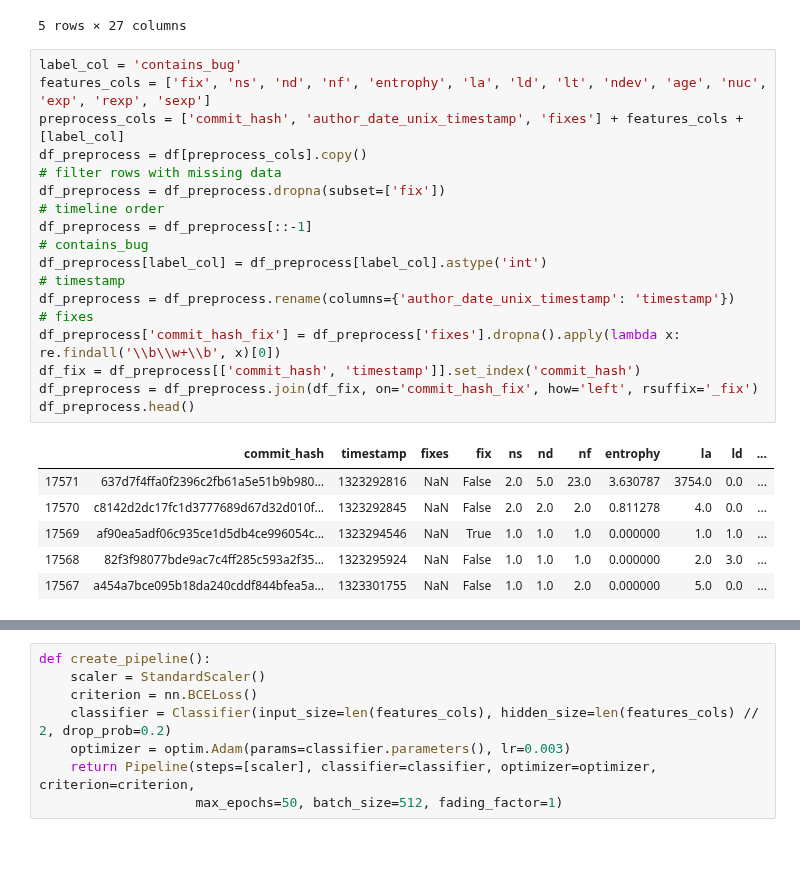
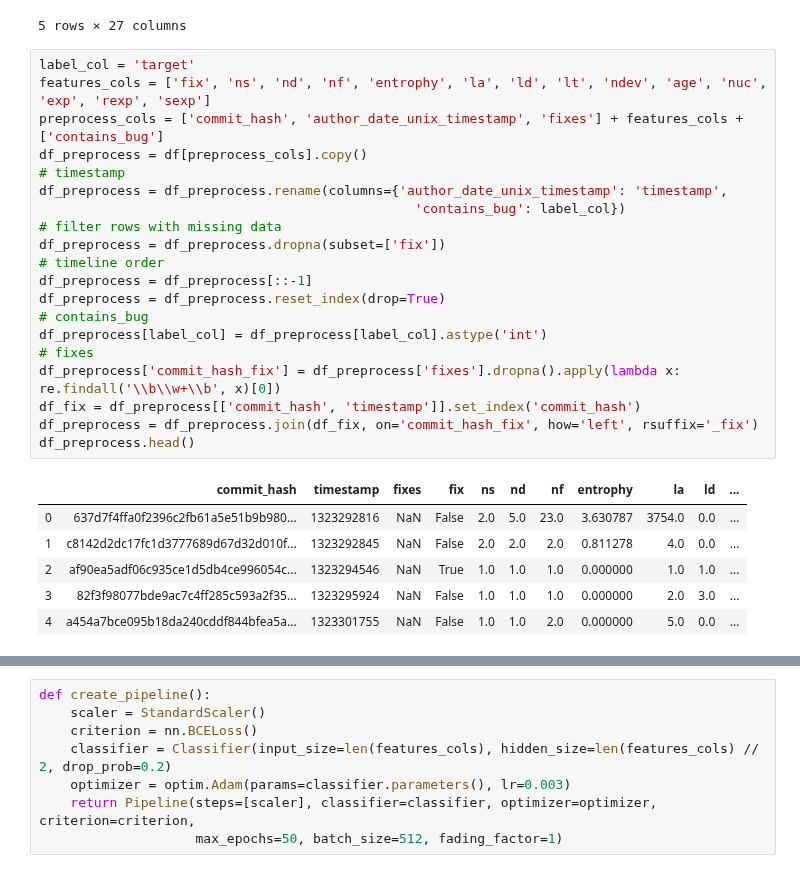
Before and after one commit to dinaldoap/jit-sdp-nn, a Jupyter notebook: notebook/mlp.ipynb, the cells around one changed output, grey strips where cells are left out. Cells and saved outputs as stored; diff of their text form.

```diff
--- a/notebook/mlp.ipynb
+++ b/notebook/mlp.ipynb
@@ -45,30 +46,32 @@ df.head()
 | 4 | cf8dc16872045735ba485a90eec104b55... | JungGaBin | 1511896569 | jgb5131@naver.com | Wed Nov 29 04:16:09 2017 +0900 | Correct typo (#13938)Inpsector ->... | False | ... |
 5 rows × 27 columns
 # %%
-label_col = 'contains_bug'
+label_col = 'target'
 features_cols = ['fix', 'ns', 'nd', 'nf', 'entrophy', 'la', 'ld', 'lt', 'ndev', 'age', 'nuc', 'exp', 'rexp', 'sexp']
-preprocess_cols = ['commit_hash', 'author_date_unix_timestamp', 'fixes'] + features_cols + [label_col]
+preprocess_cols = ['commit_hash', 'author_date_unix_timestamp', 'fixes'] + features_cols + ['contains_bug']
 df_preprocess = df[preprocess_cols].copy()
+# timestamp
+df_preprocess = df_preprocess.rename(columns={'author_date_unix_timestamp': 'timestamp',
+                                                'contains_bug': label_col})
 # filter rows with missing data
 df_preprocess = df_preprocess.dropna(subset=['fix'])
 # timeline order
 df_preprocess = df_preprocess[::-1]
+df_preprocess = df_preprocess.reset_index(drop=True)
 # contains_bug
 df_preprocess[label_col] = df_preprocess[label_col].astype('int')
-# timestamp
-df_preprocess = df_preprocess.rename(columns={'author_date_unix_timestamp': 'timestamp'})
 # fixes
 df_preprocess['commit_hash_fix'] = df_preprocess['fixes'].dropna().apply(lambda x: re.findall('\\b\\w+\\b', x)[0])
 df_fix = df_preprocess[['commit_hash', 'timestamp']].set_index('commit_hash')
 df_preprocess = df_preprocess.join(df_fix, on='commit_hash_fix', how='left', rsuffix='_fix')
 df_preprocess.head()
 # %% [output]
 |  | commit_hash | timestamp | fixes | fix | ns | nd | nf | entrophy | la | ld | ... |
-| 17571 | 637d7f4ffa0f2396c2fb61a5e51b9b980... | 1323292816 | NaN | False | 2.0 | 5.0 | 23.0 | 3.630787 | 3754.0 | 0.0 | ... |
-| 17570 | c8142d2dc17fc1d3777689d67d32d010f... | 1323292845 | NaN | False | 2.0 | 2.0 | 2.0 | 0.811278 | 4.0 | 0.0 | ... |
-| 17569 | af90ea5adf06c935ce1d5db4ce996054c... | 1323294546 | NaN | True | 1.0 | 1.0 | 1.0 | 0.000000 | 1.0 | 1.0 | ... |
-| 17568 | 82f3f98077bde9ac7c4ff285c593a2f35... | 1323295924 | NaN | False | 1.0 | 1.0 | 1.0 | 0.000000 | 2.0 | 3.0 | ... |
-| 17567 | a454a7bce095b18da240cddf844bfea5a... | 1323301755 | NaN | False | 1.0 | 1.0 | 2.0 | 0.000000 | 5.0 | 0.0 | ... |
+| 0 | 637d7f4ffa0f2396c2fb61a5e51b9b980... | 1323292816 | NaN | False | 2.0 | 5.0 | 23.0 | 3.630787 | 3754.0 | 0.0 | ... |
+| 1 | c8142d2dc17fc1d3777689d67d32d010f... | 1323292845 | NaN | False | 2.0 | 2.0 | 2.0 | 0.811278 | 4.0 | 0.0 | ... |
+| 2 | af90ea5adf06c935ce1d5db4ce996054c... | 1323294546 | NaN | True | 1.0 | 1.0 | 1.0 | 0.000000 | 1.0 | 1.0 | ... |
+| 3 | 82f3f98077bde9ac7c4ff285c593a2f35... | 1323295924 | NaN | False | 1.0 | 1.0 | 1.0 | 0.000000 | 2.0 | 3.0 | ... |
+| 4 | a454a7bce095b18da240cddf844bfea5a... | 1323301755 | NaN | False | 1.0 | 1.0 | 2.0 | 0.000000 | 5.0 | 0.0 | ... |
 # %%
 prequential_cols = ['timestamp', 'timestamp_fix'] + features_cols + [label_col]
 df_prequential = df_preprocess[prequential_cols].copy()
```
Also changed, not shown: parts of 4 cells of this notebook.
